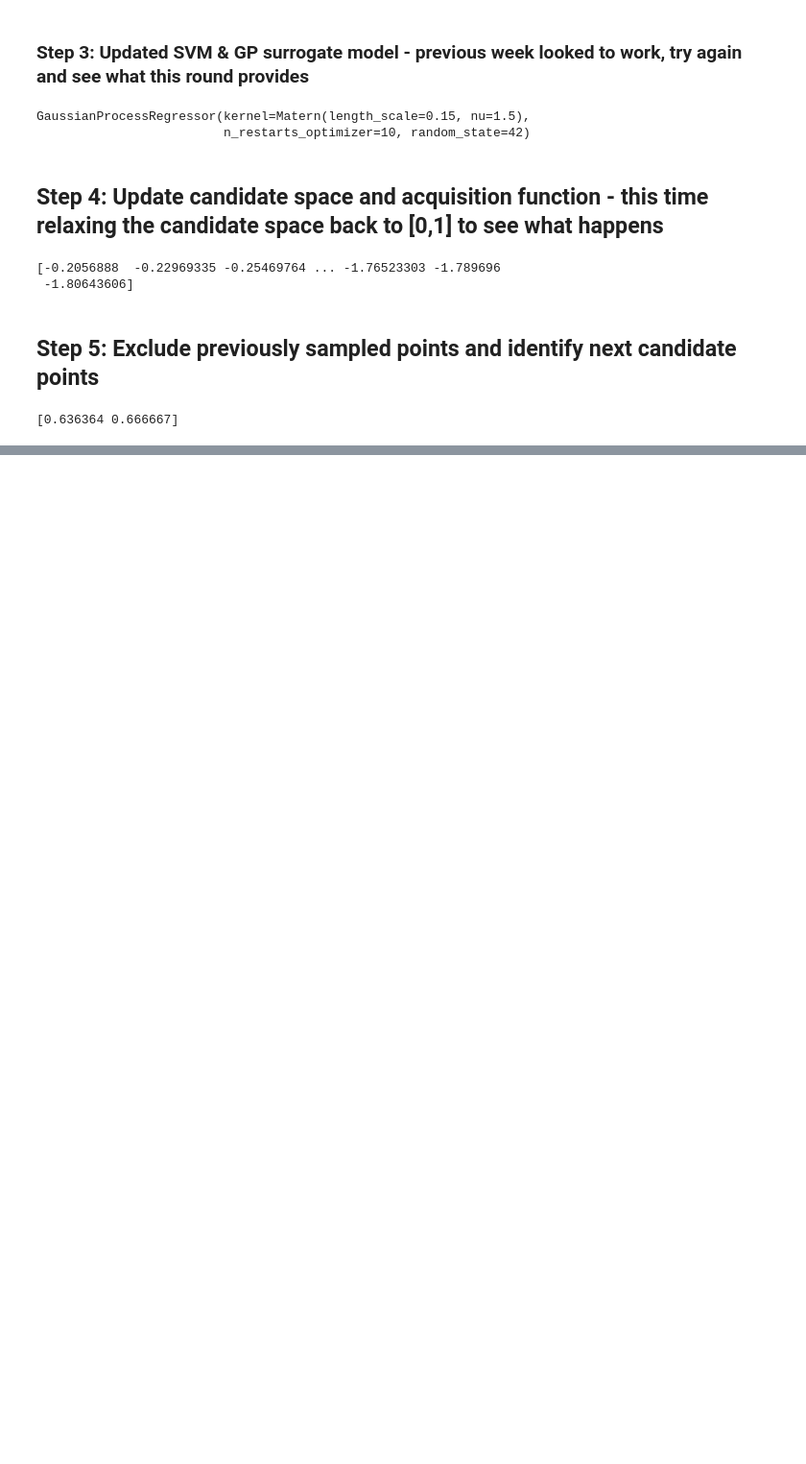
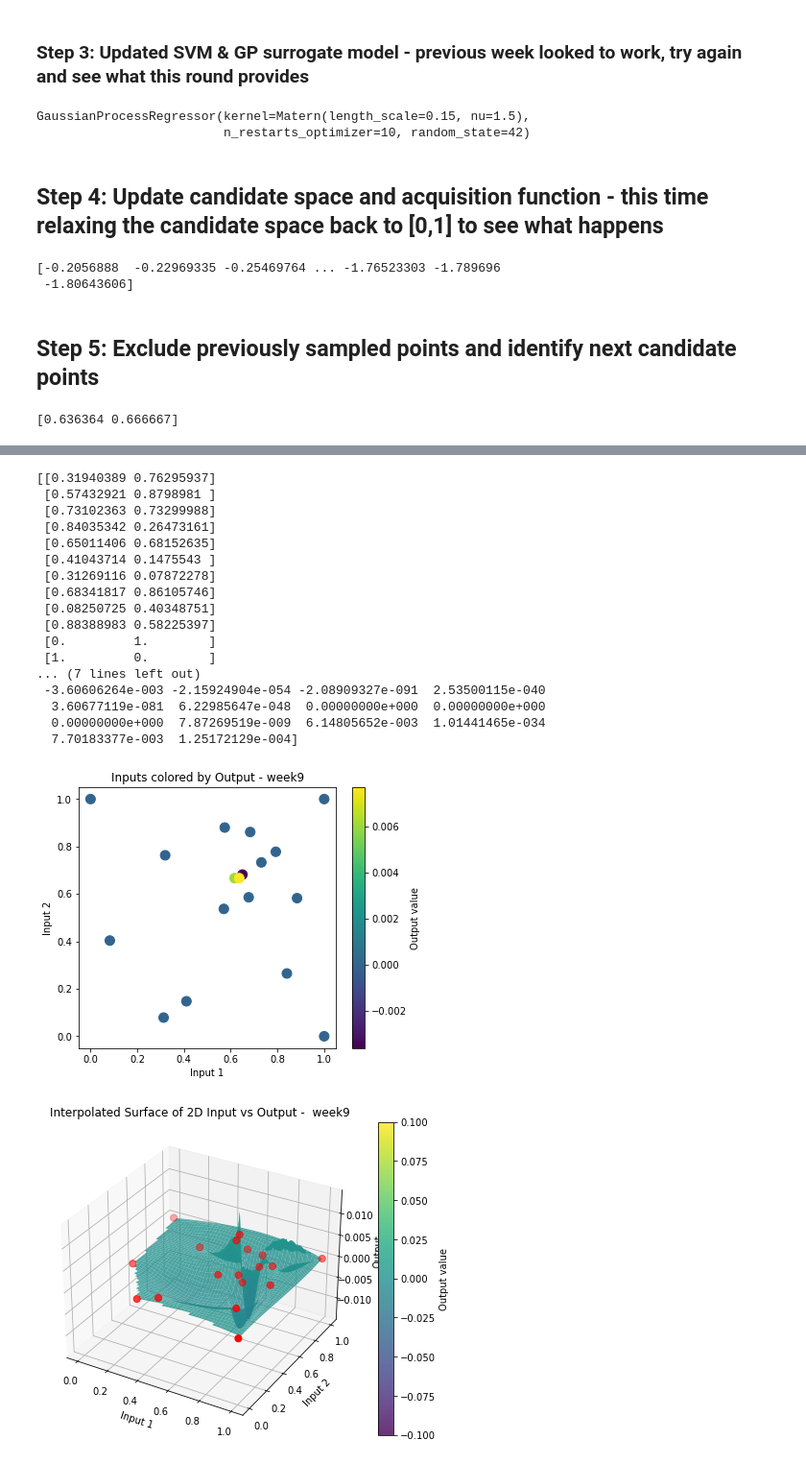
Before and after one commit to aejjolly/Imperial-ML-AI-Capstone-BBO, a Jupyter notebook: function_1/Function1.ipynb, the cells around one changed output, grey strips where cells are left out. Shown at 96% size. Saved outputs shown, nothing was run; the diff lists cells and outputs as text; code cells hidden in the pictures; blank space fills up the shorter version.

```diff
--- a/function_1/Function1.ipynb
+++ b/function_1/Function1.ipynb
@@ -1416,0 +1678,63 @@ print(np.round(x_next,6))
+# %%
+# Now plot the data
+# Flatten output to 1D
+y = outputdata_week9.flatten()
+x1 = inputdata_week9[:,0]
+x2 = inputdata_week9[:,1]
+X = inputdata_week9
+print(inputdata_week9)
+print(outputdata_week9)
+
+#2D scatter plot
+plt.figure(figsize=(6,5))
+plt.scatter(x1, x2, c=y, cmap='viridis', s=100)
+plt.xlabel('Input 1')
+plt.ylabel('Input 2')
+plt.title('Inputs colored by Output - week9')
+plt.colorbar(label='Output value')
+plt.show()
+
+
+# Create a grid for interpolation
+grid_x, grid_y = np.meshgrid(
+    np.linspace(x1.min(), x1.max(), 100),
+    np.linspace(x2.min(), x2.max(), 100)
+)
+
+# Interpolate output values on the grid
+grid_z = griddata((x1, x2), y, (grid_x, grid_y), method='cubic')
+
+# Plot surface
+fig = plt.figure(figsize=(8,6))
+ax = fig.add_subplot(111, projection='3d')
+surf = ax.plot_surface(grid_x, grid_y, grid_z, cmap='viridis', alpha=0.8)
+
+# Plot original points on top
+ax.scatter(x1, x2, y, color='red', s=50, label='Original points')
+
+ax.set_xlabel('Input 1')
+ax.set_ylabel('Input 2')
+ax.set_zlabel('Output')
+plt.title('Interpolated Surface of 2D Input vs Output -  week9')
+fig.colorbar(surf, label='Output value')
+plt.show()
+# %% [output]
+[[0.31940389 0.76295937]
+ [0.57432921 0.8798981 ]
+ [0.73102363 0.73299988]
+ [0.84035342 0.26473161]
+ [0.65011406 0.68152635]
+ [0.41043714 0.1475543 ]
+ [0.31269116 0.07872278]
+ [0.68341817 0.86105746]
+ [0.08250725 0.40348751]
+ [0.88388983 0.58225397]
+ [0.         1.        ]
+ [1.         0.        ]
+... (7 lines left out)
+ -3.60606264e-003 -2.15924904e-054 -2.08909327e-091  2.53500115e-040
+  3.60677119e-081  6.22985647e-048  0.00000000e+000  0.00000000e+000
+  0.00000000e+000  7.87269519e-009  6.14805652e-003  1.01441465e-034
+  7.70183377e-003  1.25172129e-004]
+[figure, added]
+[figure, added]
```
Also changed, not shown: parts of 40 cells of this notebook, 56 other files.
